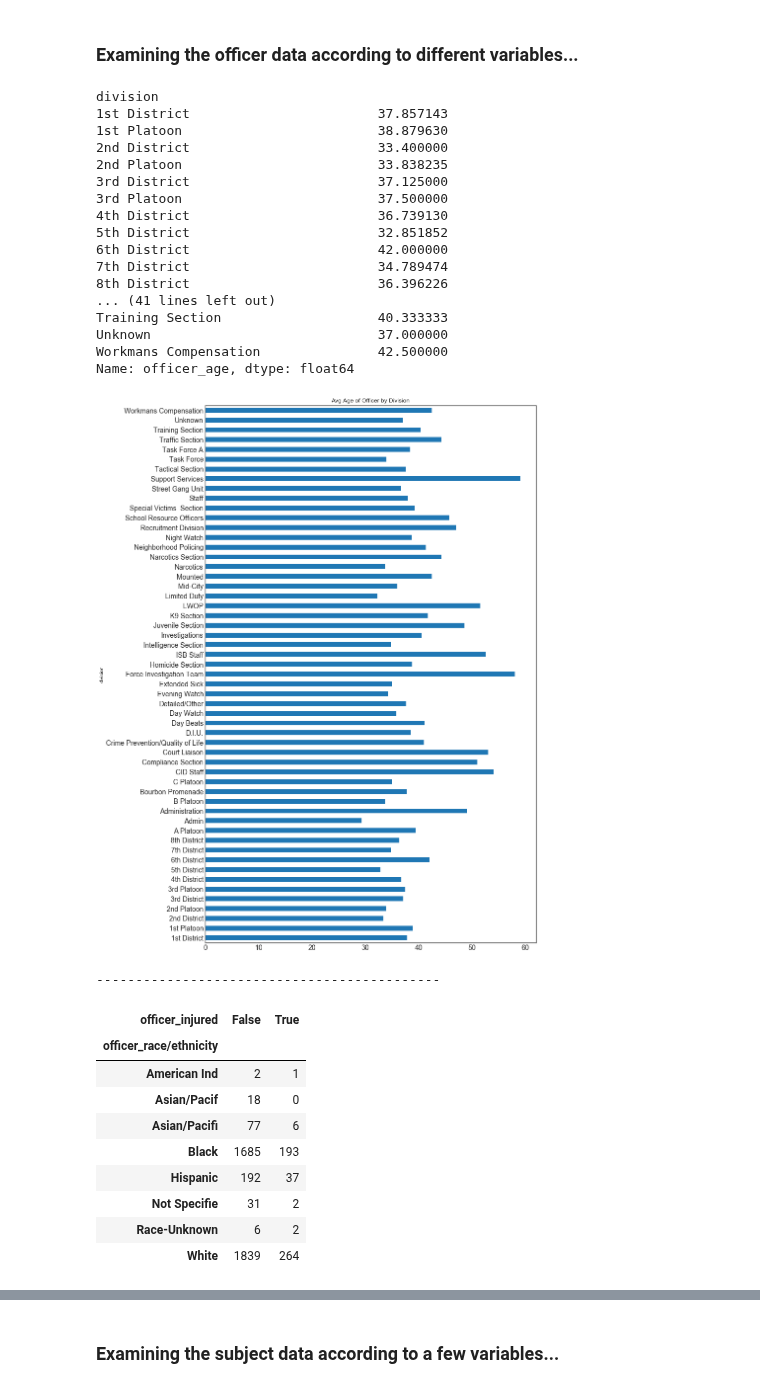
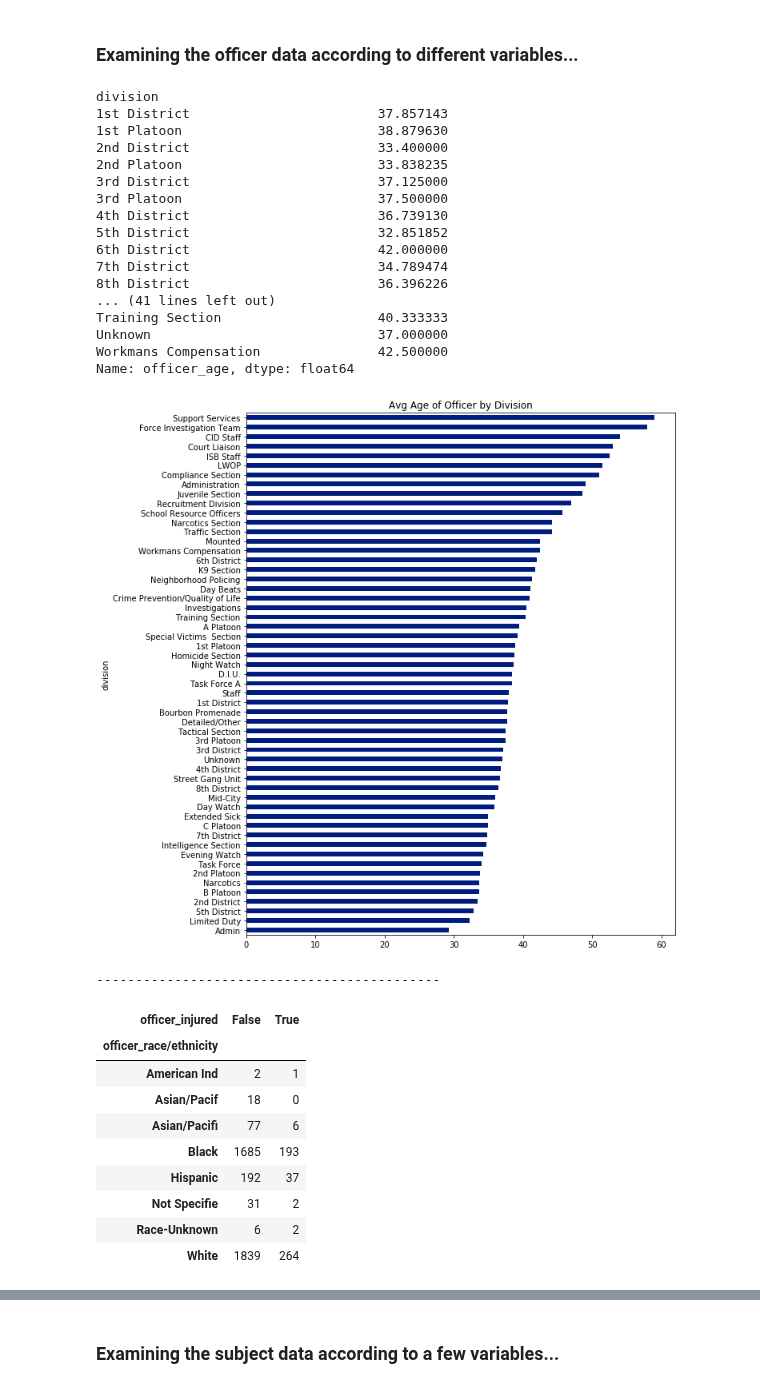
Before and after one commit to rgrantham82/Crime-Analysis, a Jupyter notebook: Crime Reports/NOPD Use of Force Incidents.ipynb, the cells around one changed output, grey strips where cells are left out. Saved outputs shown, nothing was run; the diff lists cells and outputs as text; code cells hidden in the pictures.

```diff
--- a/Crime Reports/NOPD Use of Force Incidents.ipynb
+++ b/Crime Reports/NOPD Use of Force Incidents.ipynb
@@ -14,7 +14,7 @@ import seaborn as sns
 warnings.filterwarnings('ignore')
 pd.set_option('display.max_columns', None)
 # %%
-plt.style.use('seaborn-white')
+plt.style.use('seaborn-dark-palette')
 # %%
 # loading the data to remove duplicates initially
 df_with_duplicates = pd.read_csv(r'C:\Users\Robert\Downloads\NOPD_Use_of_Force_Incidents.csv')
@@ -168,10 +168,10 @@ dtype: int64
 # %% [markdown]
 ### Examining the officer data according to different variables...
 # %%
+figsize=[20,10]
+
 display(df.groupby(df['division'])['officer_age'].mean())
-df.groupby(df['division'])['officer_age'].mean().plot.barh(figsize=(12,20),
-                                                          sort_columns=True,
-                                                          fontsize=14)
+df.groupby(df['division'])['officer_age'].mean().sort_values().plot.barh(figsize=(9.6,12))
 plt.title('Avg Age of Officer by Division')
 plt.show()
 
@@ -196,34 +196,34 @@ plt.title('Avg Officer Age by Race/Ethnicity')
 plt.show()
 
 off_age_ethn = df.groupby(df['officer_race/ethnicity'])['officer_age'].count()
 
 print('---------------------------------------------')
 display(off_age_ethn)
 
 off_age_ethn.plot.bar(figsize=(8,5),
                       logy=True,
                       rot=60)
 plt.title('Total Officers by Race/Ethnicity')
 plt.show()
 # %% [output]
 division
 1st District                        37.857143
 1st Platoon                         38.879630
 2nd District                        33.400000
 2nd Platoon                         33.838235
 3rd District                        37.125000
 3rd Platoon                         37.500000
 4th District                        36.739130
 5th District                        32.851852
 6th District                        42.000000
 7th District                        34.789474
 8th District                        36.396226
 ... (41 lines left out)
 Training Section                    40.333333
 Unknown                             37.000000
 Workmans Compensation               42.500000
 Name: officer_age, dtype: float64
-[figure, old version]
+[figure, new version]
 --------------------------------------------
 | officer_injured | False | True |
 | officer_race/ethnicity |  |  |
```
Also changed, not shown: parts of 3 cells of this notebook.
